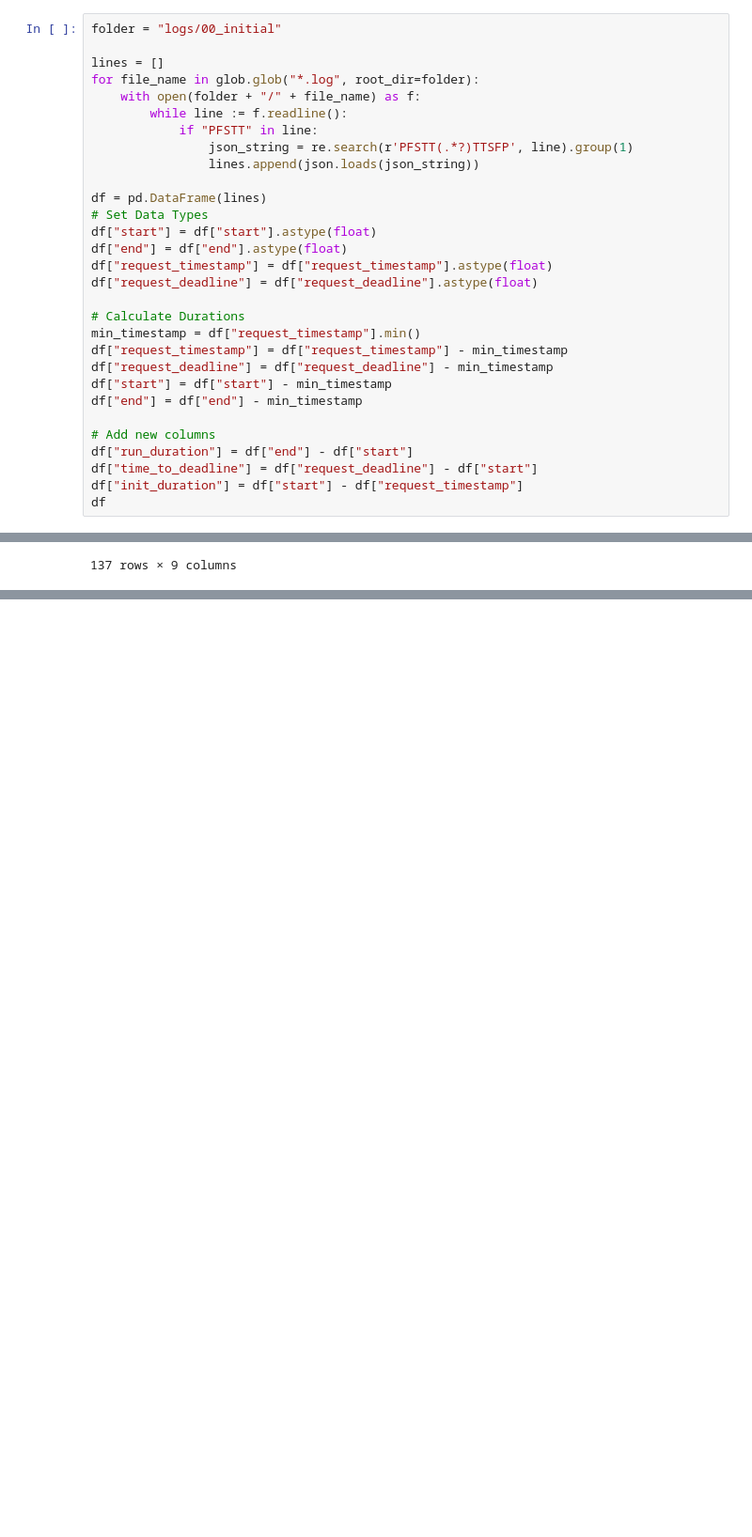
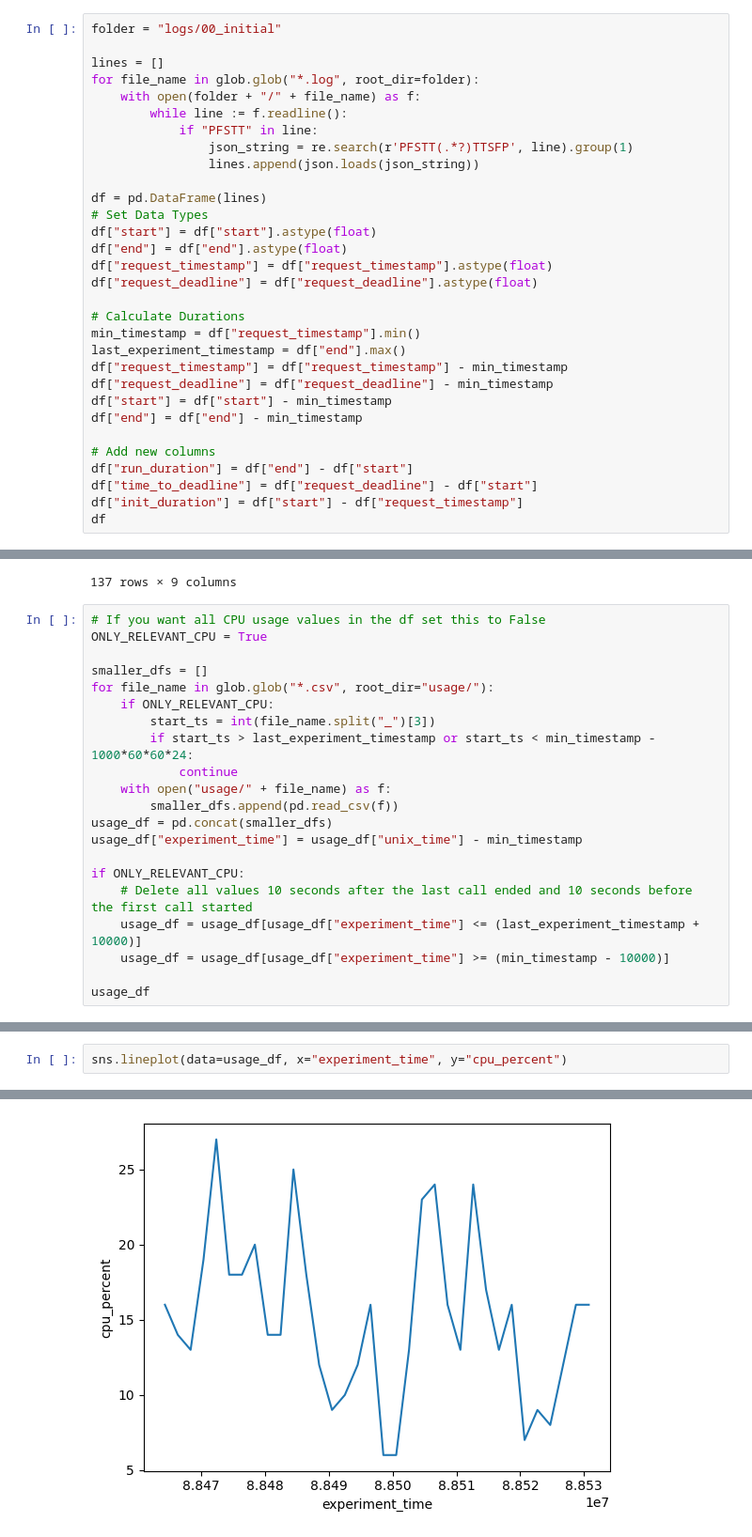
Before and after one commit to umbrellerde/nuclio, a Jupyter notebook: profaastinate/evaluation/stats/stats.ipynb, the cells around one changed output, grey strips where cells are left out. Shown: that part at 94% size. Drawn from its saved outputs; the diff is of its cells as text; blank space fills up the shorter version.

```diff
--- a/profaastinate/evaluation/stats/stats.ipynb
+++ b/profaastinate/evaluation/stats/stats.ipynb
@@ -25,6 +25,7 @@ df["request_deadline"] = df["request_deadline"].astype(float)
 
 # Calculate Durations
 min_timestamp = df["request_timestamp"].min()
+last_experiment_timestamp = df["end"].max()
 df["request_timestamp"] = df["request_timestamp"] - min_timestamp
 df["request_deadline"] = df["request_deadline"] - min_timestamp
 df["start"] = df["start"] - min_timestamp
@@ -49,3 +50,24 @@ df
 | 135 | ocr | 1.444954e+06 | 1.458188e+06 | 1332552.0 | 1332552.0 | bored | 13233.735840 | ... |
 | 136 | ocr | 1.458189e+06 | 1.472500e+06 | 1332679.0 | 1332679.0 | bored | 14311.040527 | ... |
 137 rows × 9 columns
+# %%
+# If you want all CPU usage values in the df set this to False
+ONLY_RELEVANT_CPU = True
+
+smaller_dfs = []
+for file_name in glob.glob("*.csv", root_dir="usage/"):
+    if ONLY_RELEVANT_CPU:
+        start_ts = int(file_name.split("_")[3])
+        if start_ts > last_experiment_timestamp or start_ts < min_timestamp - 1000*60*60*24:
+            continue
+    with open("usage/" + file_name) as f:
+        smaller_dfs.append(pd.read_csv(f))
+usage_df = pd.concat(smaller_dfs)
+usage_df["experiment_time"] = usage_df["unix_time"] - min_timestamp
+
+if ONLY_RELEVANT_CPU:
+    # Delete all values 10 seconds after the last call ended and 10 seconds before the first call started
+    usage_df = usage_df[usage_df["experiment_time"] <= (last_experiment_timestamp + 10000)]
+    usage_df = usage_df[usage_df["experiment_time"] >= (min_timestamp - 10000)]
+
+usage_df
@@ -59,3 +99,6 @@ sns.scatterplot(data=df[df["function"] == "check"], x="request_timestamp", y="ru
 # %% [output]
 <Axes: xlabel='request_timestamp', ylabel='run_duration'>
 [figure]
+# %%
+sns.lineplot(data=usage_df, x="experiment_time", y="cpu_percent")
+# %% [output]
@@ -61,0 +106 @@ sns.scatterplot(data=df[df["function"] == "check"], x="request_timestamp", y="ru
+[figure, added]
```
Also changed, not shown: parts of 2 cells of this notebook, 7 other files.
